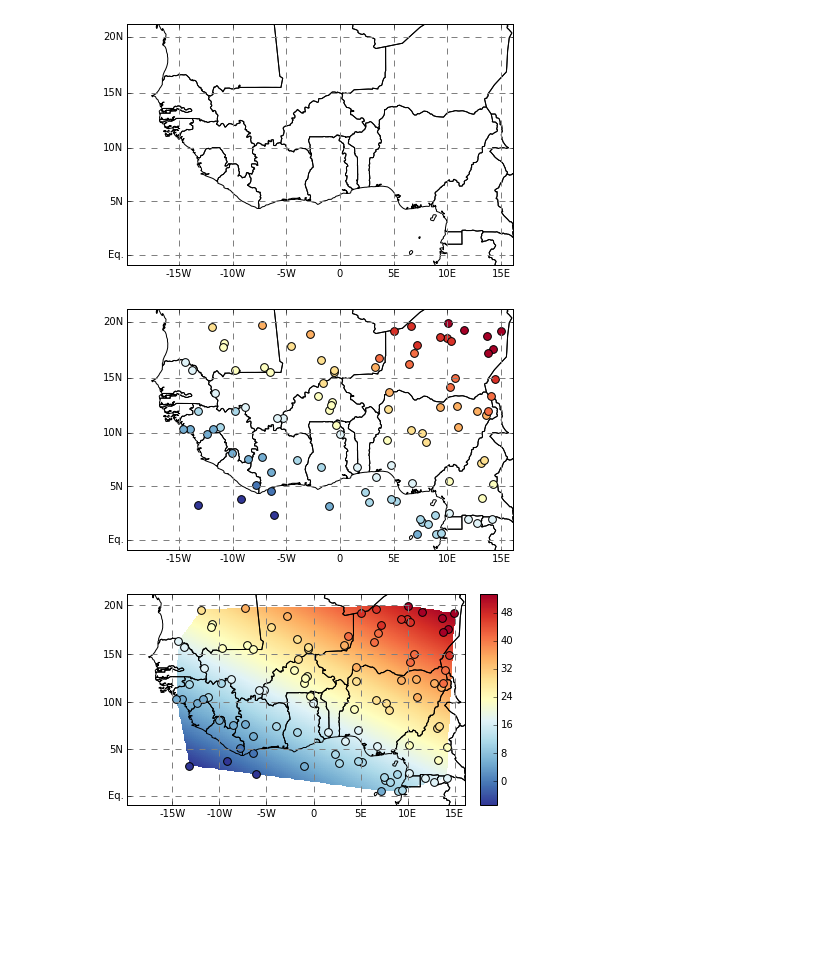
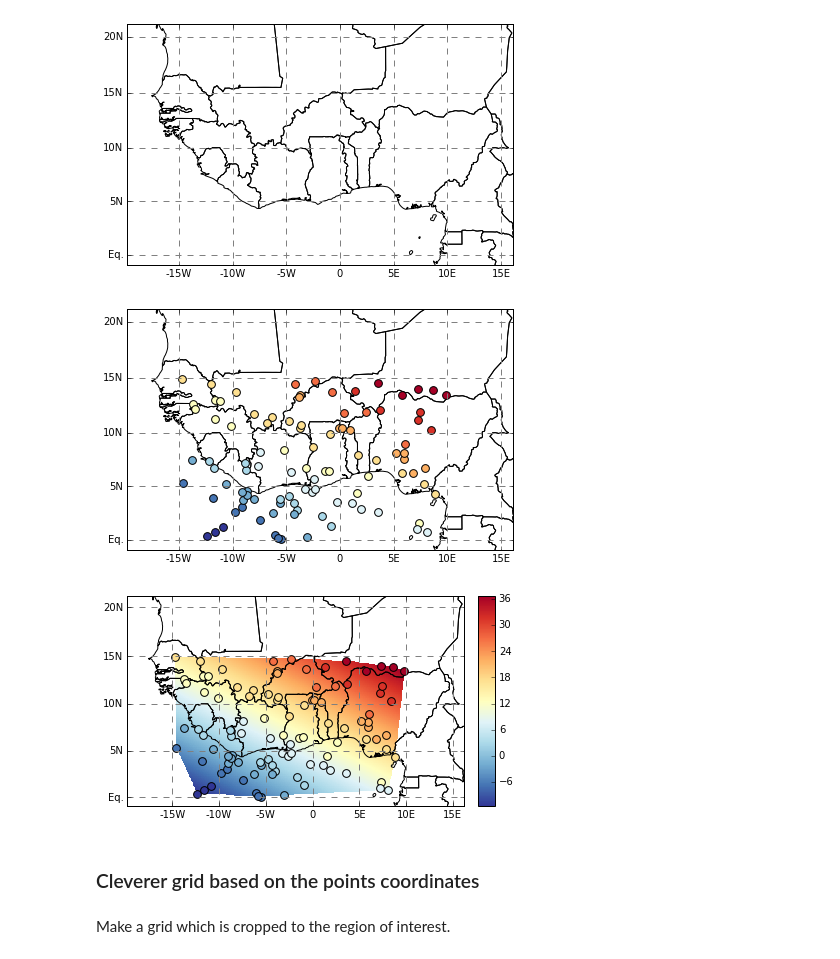
Before and after one commit to fmaussion/misc, a Jupyter notebook: InterpExample.ipynb, the cells around one changed output. Cells and saved outputs as stored; diff of their text form; code cells hidden in the pictures; blank space fills up the shorter version.

Commit message:
added better grid

```diff
--- a/InterpExample.ipynb
+++ b/InterpExample.ipynb
@@ -26,22 +26,22 @@ cm.visualize()
 # %%
 # Generate random data
 ndata = 100
-lons = 30 * np.random.random(ndata) - 15
-lats = 20 * np.random.random(ndata)
+lons = 25 * np.random.random(ndata) - 15
+lats = 15 * np.random.random(ndata)
 data = lons + 2*lats
-points = shpg.MultiPoint([shpg.Point(i, j) for (i, j) in zip(lons, lats)])
 # %%
 # reset map just in case
 cm.set_data()
 cm.set_cmap()
 cm.set_geometry()
 # plot
 dl = cleo.DataLevels(data, cmap=plt.cm.RdYlBu_r, nlevels=12)
 # This is stupid I should come up with smething better in cleo
-_ = [cm.set_geometry(p, facecolor=c) for (p, c) in zip(points, dl.to_rgb())]
+shppoints = shpg.MultiPoint([shpg.Point(i, j) for (i, j) in zip(lons, lats)])
+_ = [cm.set_geometry(p, facecolor=c) for (p, c) in zip(shppoints, dl.to_rgb())]
 cm.visualize()
 # %% [output]
-[figure, old version]
+[figure, new version]
 # %%
 # Transform lons, lats to grid
 x, y = grid.transform(lons, lats, crs=salem.wgs84)
@@ -63,4 +63,8 @@ cm.set_nlevels(256)
 cm.set_data(out)
 cm.visualize()
 # %% [output]
-[figure, old version]
+[figure, new version]
+# %% [markdown]
+### Cleverer grid based on the points coordinates
+# %% [markdown]
+Make a grid which is cropped to the region of interest.
```
Also changed, not shown: parts of 3 cells of this notebook.
